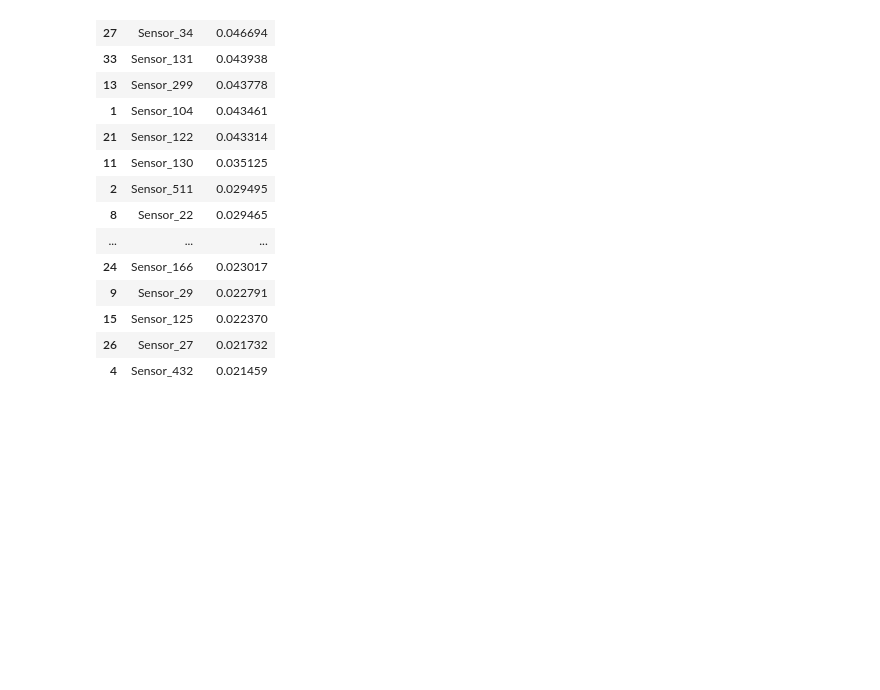
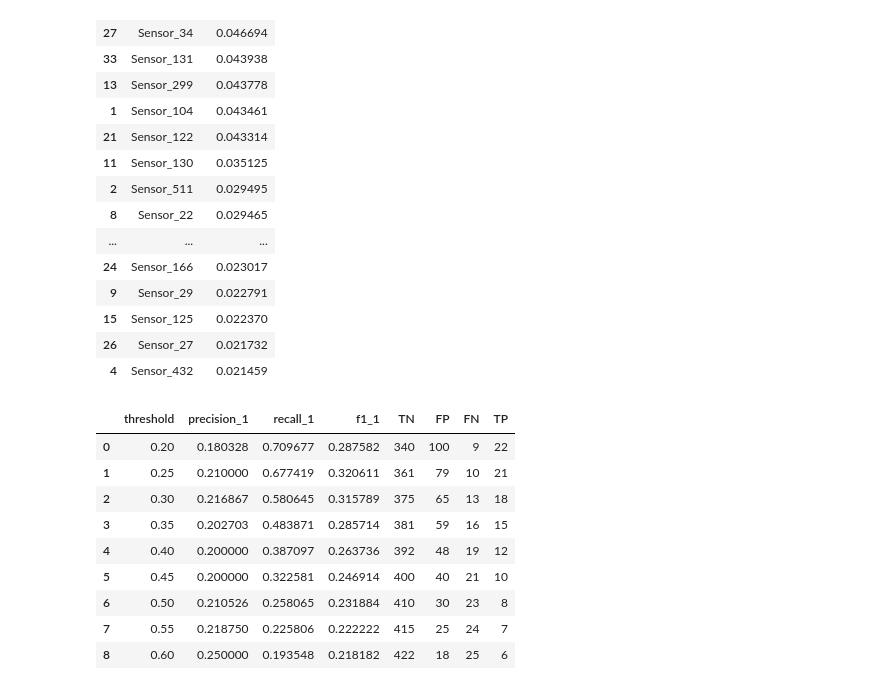
Before and after one commit to nuyos/azure-semicon-anomaly-project, a Jupyter notebook: test2.ipynb, the cells around one changed output. Saved outputs shown, nothing was run; the diff lists cells and outputs as text; code cells hidden in the pictures; blank space fills up the shorter version.

```diff
--- a/test2.ipynb
+++ b/test2.ipynb
@@ -461,3 +461,44 @@ Passing `palette` without assigning `hue` is deprecated and will be removed in v
 | 15 | Sensor_125 | 0.022370 |
 | 26 | Sensor_27 | 0.021732 |
 | 4 | Sensor_432 | 0.021459 |
+# %%
+import numpy as np
+import pandas as pd
+from sklearn.metrics import precision_score, recall_score, f1_score, confusion_matrix
+
+# 1) 테스트셋에서 불량일 확률 가져오기
+proba = xgb_model.predict_proba(X_test_scaled)[:, 1]  # 클래스 1(불량)의 확률
+
+thresholds = np.arange(0.2, 0.61, 0.05)  # 0.20 ~ 0.60까지 0.05 간격
+rows = []
+
+for th in thresholds:
+    y_pred_th = (proba >= th).astype(int)
+    prec = precision_score(y_test, y_pred_th, zero_division=0)
+    rec = recall_score(y_test, y_pred_th, zero_division=0)
+    f1 = f1_score(y_test, y_pred_th, zero_division=0)
+    cm = confusion_matrix(y_test, y_pred_th, labels=[0,1])
+    rows.append({
+        "threshold": th,
+        "precision_1": prec,
+        "recall_1": rec,
+        "f1_1": f1,
+        "TN": cm[0,0],
+        "FP": cm[0,1],
+        "FN": cm[1,0],
+        "TP": cm[1,1],
+    })
+
+th_df = pd.DataFrame(rows)
+th_df
+# %% [output]
+|  | threshold | precision_1 | recall_1 | f1_1 | TN | FP | FN | TP |
+| 0 | 0.20 | 0.180328 | 0.709677 | 0.287582 | 340 | 100 | 9 | 22 |
+| 1 | 0.25 | 0.210000 | 0.677419 | 0.320611 | 361 | 79 | 10 | 21 |
+| 2 | 0.30 | 0.216867 | 0.580645 | 0.315789 | 375 | 65 | 13 | 18 |
+| 3 | 0.35 | 0.202703 | 0.483871 | 0.285714 | 381 | 59 | 16 | 15 |
+| 4 | 0.40 | 0.200000 | 0.387097 | 0.263736 | 392 | 48 | 19 | 12 |
+| 5 | 0.45 | 0.200000 | 0.322581 | 0.246914 | 400 | 40 | 21 | 10 |
+| 6 | 0.50 | 0.210526 | 0.258065 | 0.231884 | 410 | 30 | 23 | 8 |
+| 7 | 0.55 | 0.218750 | 0.225806 | 0.222222 | 415 | 25 | 24 | 7 |
+| 8 | 0.60 | 0.250000 | 0.193548 | 0.218182 | 422 | 18 | 25 | 6 |
```
Also changed, not shown: parts of 10 cells of this notebook.
